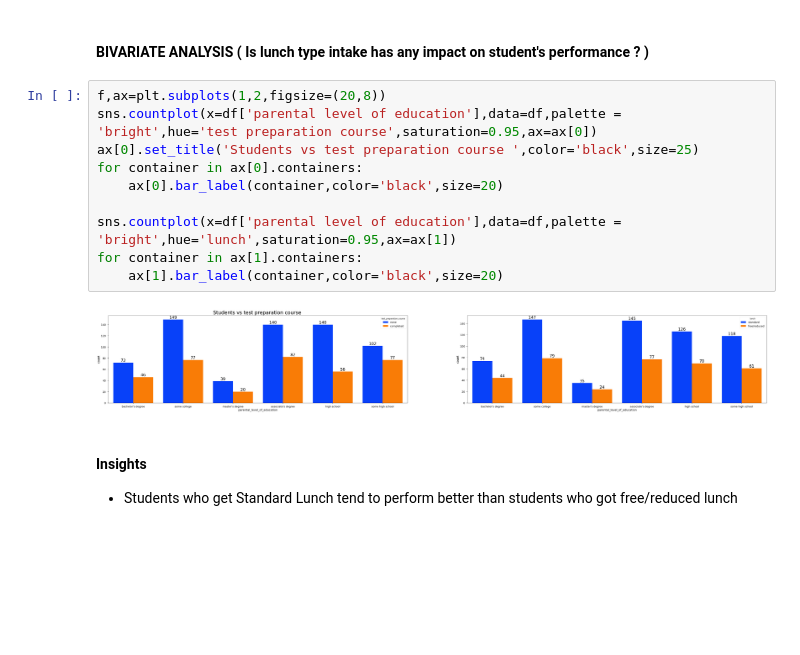
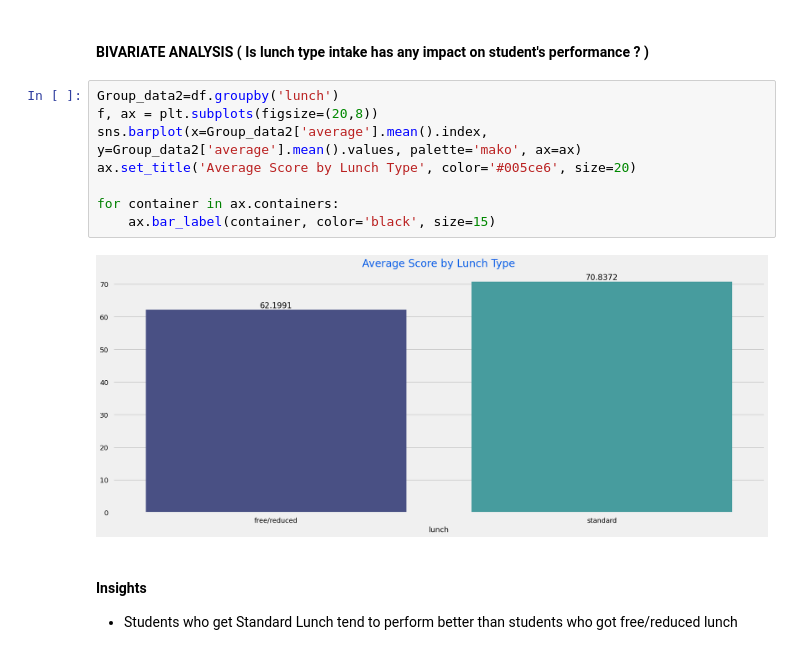
Before and after one commit to DevangVamja/Full-Scale-ML-project, a Jupyter notebook: notebook/1 . EDA STUDENT PERFORMANCE .ipynb, the cells around one changed output. Drawn from its saved outputs; the diff is of its cells as text; blank space fills up the shorter version.

```diff
--- a/notebook/1 . EDA STUDENT PERFORMANCE .ipynb
+++ b/notebook/1 . EDA STUDENT PERFORMANCE .ipynb
@@ -672,17 +660,15 @@ plt.show()
 # %% [markdown]
 #### BIVARIATE ANALYSIS (  Is lunch type intake has any impact on student's performance ? )
 # %%
-f,ax=plt.subplots(1,2,figsize=(20,8))
-sns.countplot(x=df['parental level of education'],data=df,palette = 'bright',hue='test preparation course',saturation=0.95,ax=ax[0])
-ax[0].set_title('Students vs test preparation course ',color='black',size=25)
-for container in ax[0].containers:
-    ax[0].bar_label(container,color='black',size=20)
+Group_data2=df.groupby('lunch')
+f, ax = plt.subplots(figsize=(20,8))
+sns.barplot(x=Group_data2['average'].mean().index, y=Group_data2['average'].mean().values, palette='mako', ax=ax)
+ax.set_title('Average Score by Lunch Type', color='#005ce6', size=20)
 
-sns.countplot(x=df['parental level of education'],data=df,palette = 'bright',hue='lunch',saturation=0.95,ax=ax[1])
-for container in ax[1].containers:
-    ax[1].bar_label(container,color='black',size=20)
+for container in ax.containers:
+    ax.bar_label(container, color='black', size=15)
 # %% [output]
-[figure, old version]
+[figure, new version]
 # %% [markdown]
 #### Insights
 - Students who get Standard Lunch tend to perform better than students who got free/reduced lunch
```
Also changed, not shown: parts of 11 cells of this notebook.
